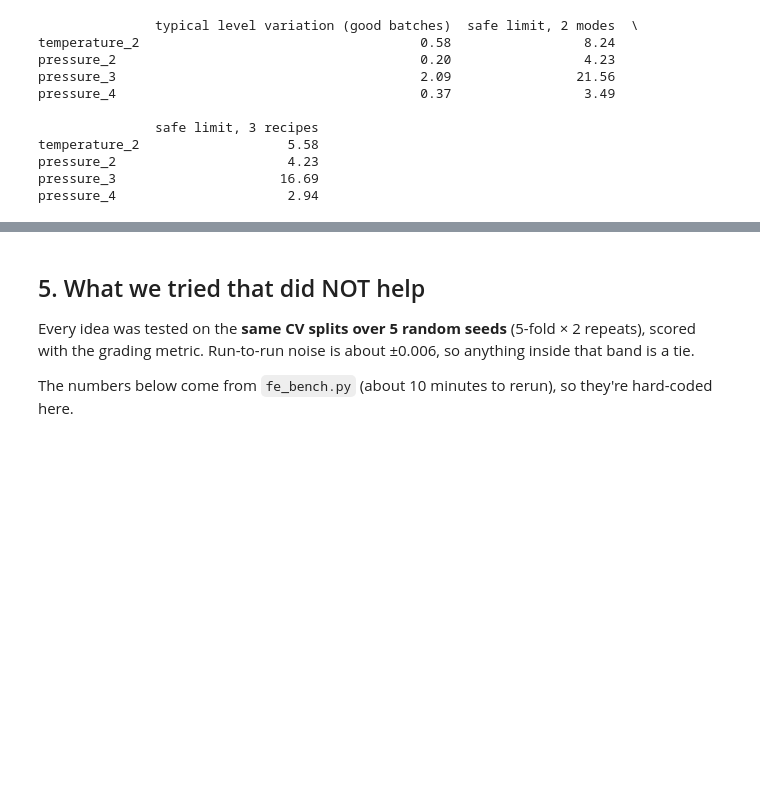
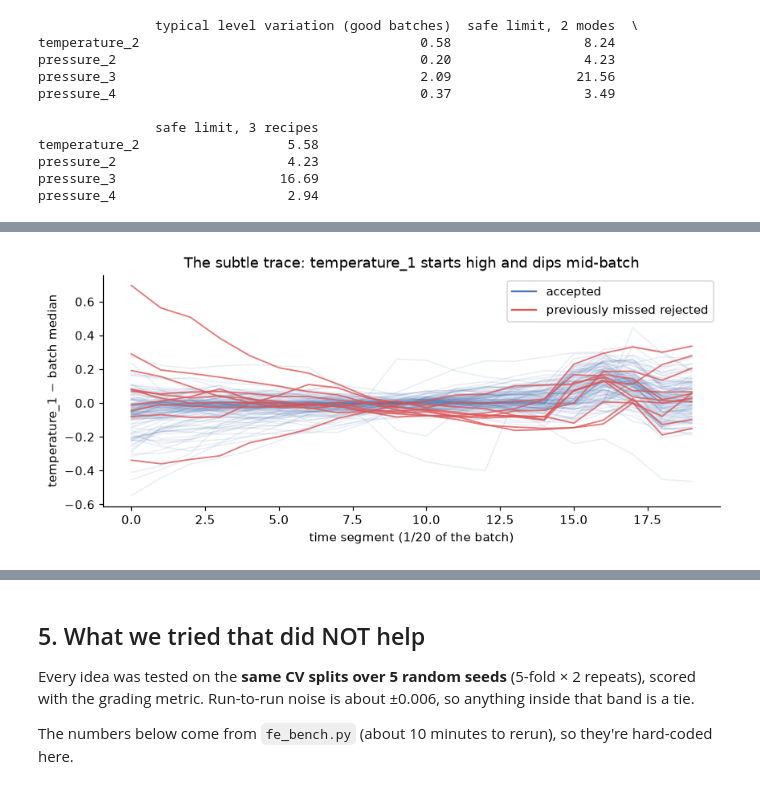
Before and after one commit to SwissDataScienceCenter/SDSC-STEM4Health-group11, a Jupyter notebook: notebooks/process_A_story.ipynb, the cells around one changed output, grey strips where cells are left out. Cells and saved outputs as stored; diff of their text form; code cells hidden in the pictures; blank space fills up the shorter version.

```diff
--- a/notebooks/process_A_story.ipynb
+++ b/notebooks/process_A_story.ipynb
@@ -461,0 +484,23 @@ Better ranking and more stable, but the F1 gain is within noise, for two reasons
+# %%
+# same out-of-fold setup as section 3, now for the final model
+oof_new = sw.cv_scores(F, y, lambda Ft, yt: sw.SubtleModel().fit(Ft, yt).score, n_repeats=3)
+qs = np.linspace(0.05, 0.5, 46)
+rows = []
+for name, s in [("previous (SensorwiseModel)", oof), ("final (SubtleModel)", oof_new)]:
+    f1s = [f1_score(1 - y, (s < np.quantile(s, 1 - q)).astype(int)) for q in qs]
+    q = qs[int(np.argmax(f1s))]; pred = s >= np.quantile(s, 1 - q)
+    rows.append({"model": name, "AUC": roc_auc_score(y, s), "F1 (accepted)": max(f1s), "flag rate": f"{q:.0%}",
+                 "rejected caught /40": int(pred[y == 1].sum()), "good wrongly flagged /121": int(pred[y == 0].sum()),
+                 "previously-missed now caught": int(pred[F.index.isin(MISSED)].sum())})
+display(pd.DataFrame(rows).set_index("model").round(3))
+
+# what the subtle signal looks like: temperature_1 over the batch (20 segments, minus batch median)
+raw = pd.read_parquet("../cache/A_cal.parquet").groupby("batch_id", sort=False)["temperature_1"]
+prof = lambda b: (lambda v: v - np.median(v))(np.array([np.median(s) for s in np.array_split(raw.get_group(b).to_numpy(), 20)]))
+fig, ax = plt.subplots(figsize=(9, 3.4))
+for b in F.index[y == 0]: ax.plot(prof(b), color=GOOD, alpha=.12, lw=1)
+for b in MISSED: ax.plot(prof(b), color=BAD, alpha=.8, lw=1.2)
+ax.plot([], color=GOOD, label="accepted"); ax.plot([], color=BAD, label="previously missed rejected")
+ax.set(xlabel="time segment (1/20 of the batch)", ylabel="temperature_1 − batch median", title="The subtle trace: temperature_1 starts high and dips mid-batch")
+ax.legend(); plt.show()
+# %% [output]
@@ -461,0 +511 @@ Better ranking and more stable, but the F1 gain is within noise, for two reasons
+[figure, added]
```
Also changed, not shown: parts of 7 cells of this notebook, 2 other files.
